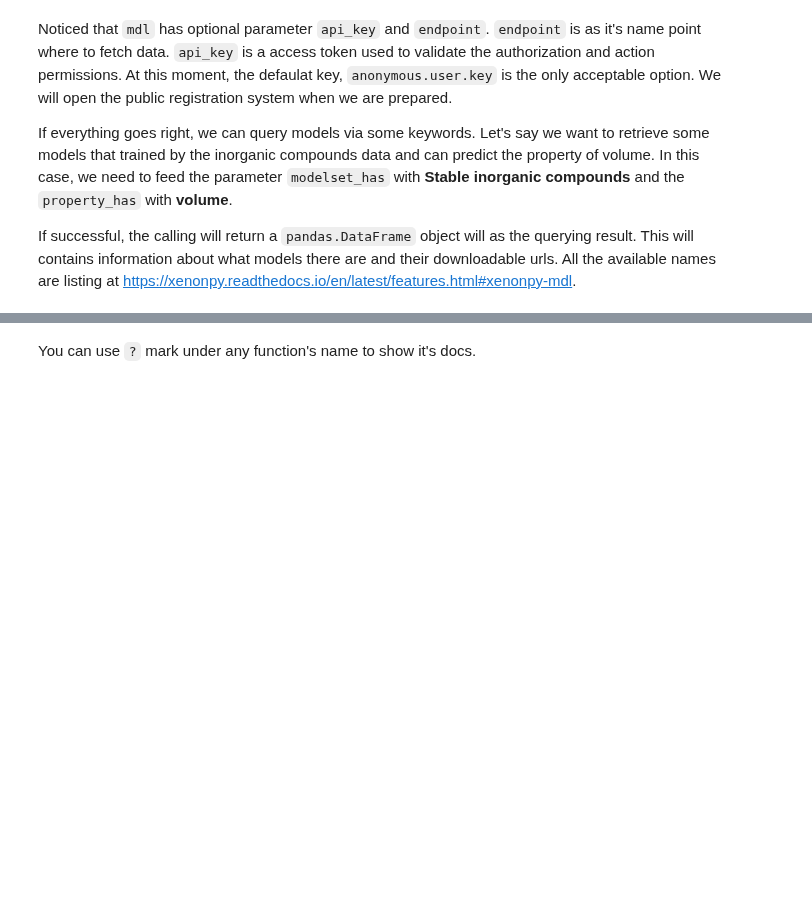
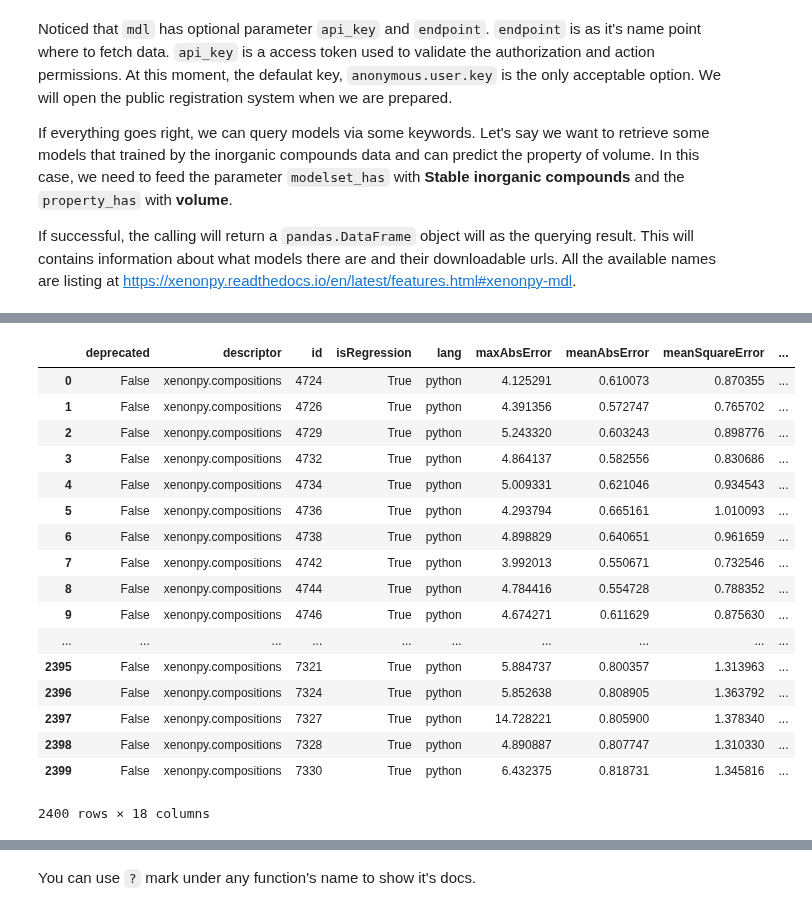
Before and after one commit to yoshida-lab/XenonPy, a Jupyter notebook: samples/pre-trained_model_library.ipynb, the cells around one changed output, grey strips where cells are left out. Drawn from its saved outputs; the diff is of its cells as text; code cells hidden in the pictures; blank space fills up the shorter version.

```diff
--- a/samples/pre-trained_model_library.ipynb
+++ b/samples/pre-trained_model_library.ipynb
@@ -45,3 +77,26 @@ If successful, the calling will return a `pandas.DataFrame` object will as the q
+# %%
+# --- query data
+
+mdl('inorgainc', 'band')()
+# %% [output]
+|  | deprecated | descriptor | id | isRegression | lang | maxAbsError | meanAbsError | meanSquareError | ... |
+| 0 | False | xenonpy.compositions | 4724 | True | python | 4.125291 | 0.610073 | 0.870355 | ... |
+| 1 | False | xenonpy.compositions | 4726 | True | python | 4.391356 | 0.572747 | 0.765702 | ... |
+| 2 | False | xenonpy.compositions | 4729 | True | python | 5.243320 | 0.603243 | 0.898776 | ... |
+| 3 | False | xenonpy.compositions | 4732 | True | python | 4.864137 | 0.582556 | 0.830686 | ... |
+| 4 | False | xenonpy.compositions | 4734 | True | python | 5.009331 | 0.621046 | 0.934543 | ... |
+| 5 | False | xenonpy.compositions | 4736 | True | python | 4.293794 | 0.665161 | 1.010093 | ... |
+| 6 | False | xenonpy.compositions | 4738 | True | python | 4.898829 | 0.640651 | 0.961659 | ... |
+| 7 | False | xenonpy.compositions | 4742 | True | python | 3.992013 | 0.550671 | 0.732546 | ... |
+| 8 | False | xenonpy.compositions | 4744 | True | python | 4.784416 | 0.554728 | 0.788352 | ... |
+| 9 | False | xenonpy.compositions | 4746 | True | python | 4.674271 | 0.611629 | 0.875630 | ... |
+| ... | ... | ... | ... | ... | ... | ... | ... | ... | ... |
+| 2395 | False | xenonpy.compositions | 7321 | True | python | 5.884737 | 0.800357 | 1.313963 | ... |
+| 2396 | False | xenonpy.compositions | 7324 | True | python | 5.852638 | 0.808905 | 1.363792 | ... |
+| 2397 | False | xenonpy.compositions | 7327 | True | python | 14.728221 | 0.805900 | 1.378340 | ... |
+| 2398 | False | xenonpy.compositions | 7328 | True | python | 4.890887 | 0.807747 | 1.310330 | ... |
+| 2399 | False | xenonpy.compositions | 7330 | True | python | 6.432375 | 0.818731 | 1.345816 | ... |
+2400 rows × 18 columns
 # %%
 # --- query data
 
```
Also changed, not shown: parts of 30 cells of this notebook, 7 other files.
